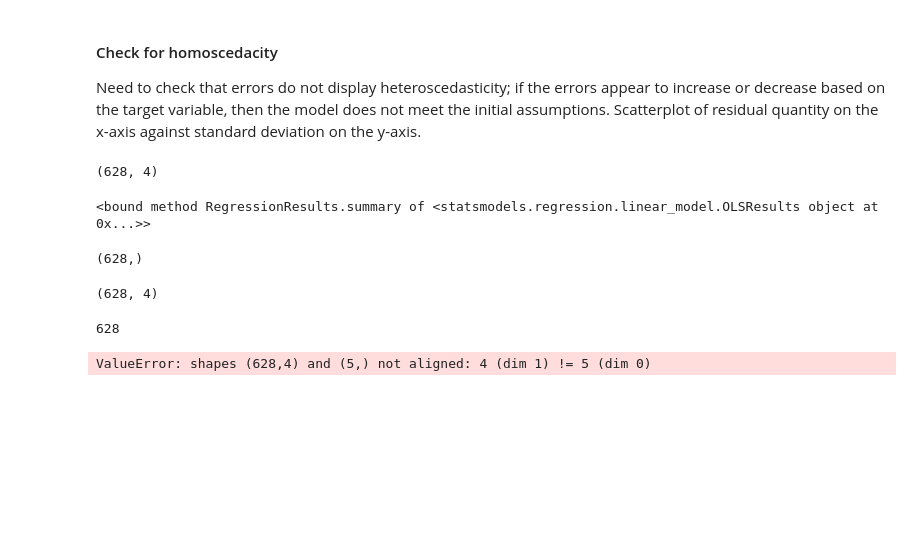
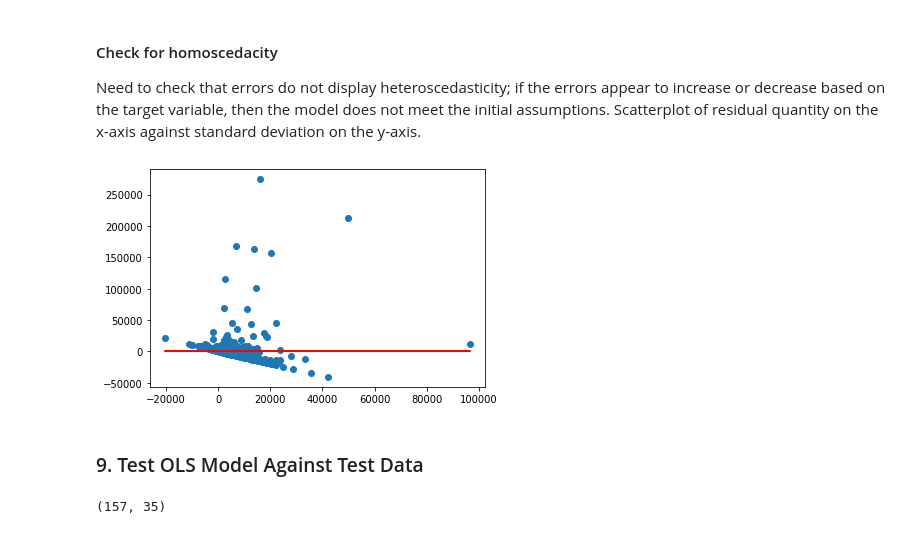
Before and after one commit to alexwcheng/recipe-webpage-ads, a Jupyter notebook: Jupyter_Notebooks/Modeling - Alex.ipynb, the cells around one changed output. Cells and saved outputs as stored; diff of their text form; code cells hidden in the pictures; blank space fills up the shorter version.

```diff
--- a/Jupyter_Notebooks/Modeling - Alex.ipynb
+++ b/Jupyter_Notebooks/Modeling - Alex.ipynb
@@ -281,0 +334,7 @@ Warnings:
+# %%
+x = x_train
+y = y_train
+x = sm.add_constant(x)
+model = sm.OLS(y, x).fit() ## sm.OLS(output, input)
+predictions = model.predict(x)
+model.summary()
@@ -319,33 +401,15 @@ ___
 # %% [markdown]
 #### Check for homoscedacity
 Need to check that errors do not display heteroscedasticity; if the errors appear to increase or decrease based on the target variable, then the model does not meet the initial assumptions. Scatterplot of residual quantity on the x-axis against standard deviation on the y-axis.
-# %%
-vegetarian[predictors_new_3].shape
-# %% [output]
-(628, 4)
-# %%
-results.summary
-# %% [output]
-<bound method RegressionResults.summary of <statsmodels.regression.linear_model.OLSResults object at 0x...>>
-# %%
-results.resid.shape
-# %% [output]
-(628,)
-# %%
-vegetarian[predictors_new_3].shape
-# %% [output]
-(628, 4)
-# %%
-len(vegetarian)
-# %% [output]
-628
-# %%
-plt.scatter(results.predict(vegetarian[predictors_new_3]), results.resid)
-plt.plot(results.predict(vegetarian[predictors_new_3]), [0 for i in range(len(vegetarian))])
-
-#len vegetarian = 628
-#len of results.resid = 1000
-#shape of vegetarian[predictors_new_3] = (628,4)
-#shape of ??? = (5,)
-# %% [output]
-ValueError: shapes (628,4) and (5,) not aligned: 4 (dim 1) != 5 (dim 0)
+# %%
+plt.scatter(predictions, results.resid)
+plt.plot(predictions, [0 for i in range(len(x_train))], color = 'r')
+plt.show()
+# %% [output]
+[figure, added]
+# %% [markdown]
+### 9. Test OLS Model Against Test Data
+# %%
+x_test.shape
+# %% [output]
+(157, 35)
```
Also changed, not shown: parts of 79 cells of this notebook.
